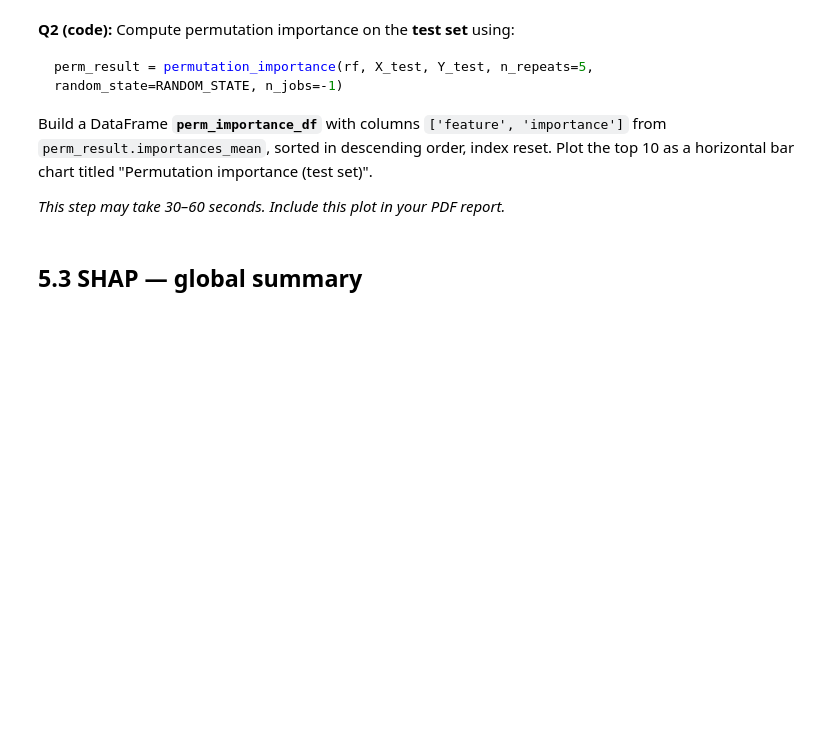
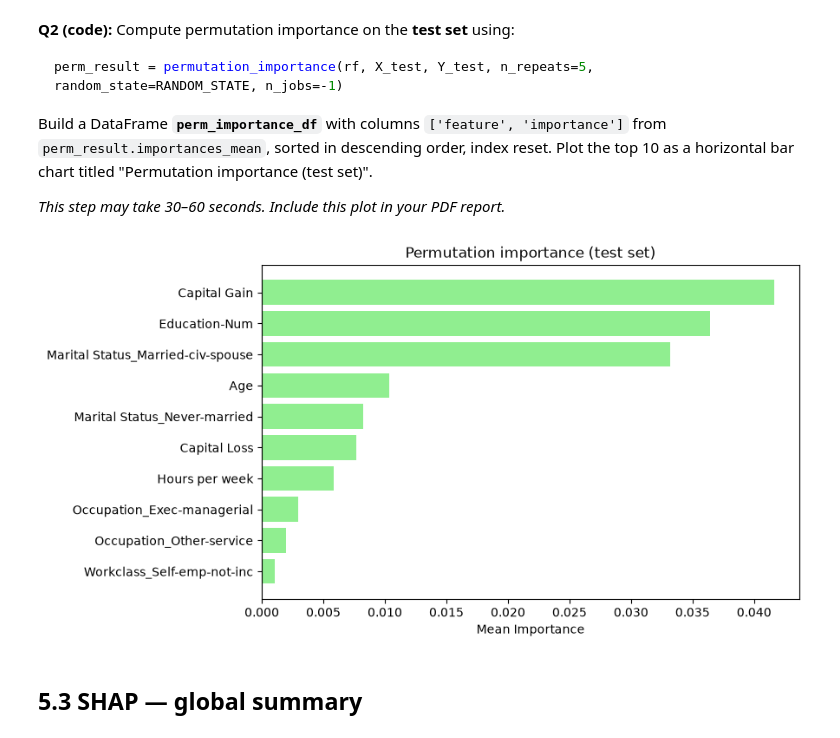
Before and after one commit to InbarKedem/privacy-hw2, a Jupyter notebook: HW2_2026.ipynb, the cells around one changed output. Saved outputs shown, nothing was run; the diff lists cells and outputs as text; code cells hidden in the pictures; blank space fills up the shorter version.

```diff
--- a/HW2_2026.ipynb
+++ b/HW2_2026.ipynb
@@ -925,6 +946,25 @@ Build a DataFrame **`perm_importance_df`** with columns `['feature', 'importance
 *This step may take 30–60 seconds.  Include this plot in your PDF report.*
 # %%
 # -----> Write your code here <-----
+from sklearn.inspection import permutation_importance
+
+perm_result = permutation_importance(rf, X_test, Y_test, n_repeats=5, random_state=RANDOM_STATE, n_jobs=-1)
+
+perm_importance_df = pd.DataFrame({
+    'feature': X_train.columns,
+    'importance': perm_result.importances_mean
+}).sort_values(by='importance', ascending=False).reset_index(drop=True)
+
+# Plot top 10
+top_10_perm = perm_importance_df.head(10)
+plt.figure(figsize=(8, 5))
+plt.barh(top_10_perm['feature'][::-1], top_10_perm['importance'][::-1], color='lightgreen')
+plt.title('Permutation importance (test set)')
+plt.xlabel('Mean Importance')
+plt.savefig('permutation_importance_plot.png', bbox_inches='tight')
+plt.show()
+# %% [output]
+[figure, added]
 # %% [markdown]
 ## 5.3 SHAP — global summary
 # %% [markdown]
```
Also changed, not shown: parts of 5 cells of this notebook.
